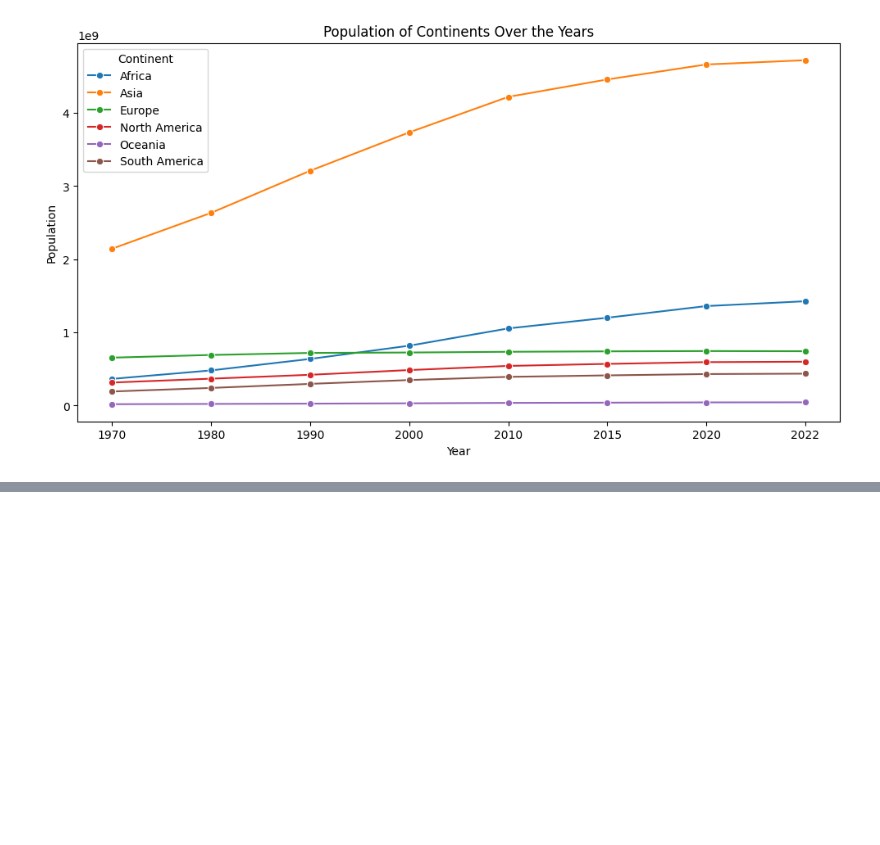
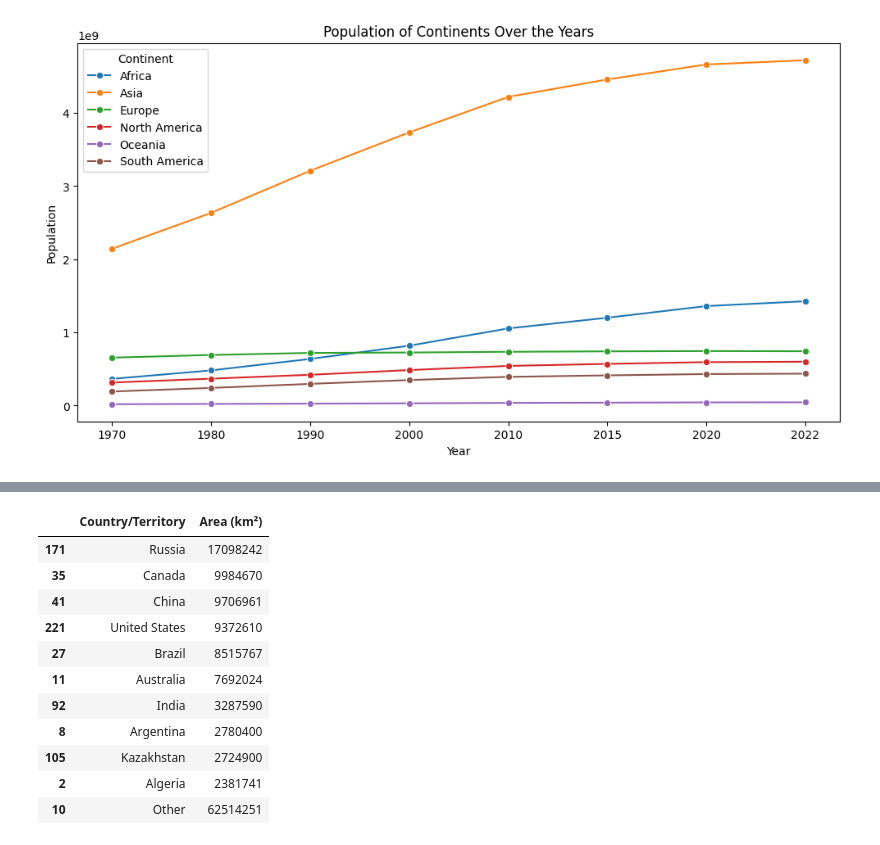
Before and after one commit to JanKotynia/Python_World_Population_Analysis, a Jupyter notebook: WorldPopulationAnalytics.ipynb, the cells around one changed output, grey strips where cells are left out. Drawn from its saved outputs; the diff is of its cells as text; code cells hidden in the pictures; blank space fills up the shorter version.

```diff
--- a/WorldPopulationAnalytics.ipynb
+++ b/WorldPopulationAnalytics.ipynb
@@ -143,0 +124,15 @@ plt.show()
+# %%
+country_area
+# %% [output]
+|  | Country/Territory | Area (km²) |
+| 171 | Russia | 17098242 |
+| 35 | Canada | 9984670 |
+| 41 | China | 9706961 |
+| 221 | United States | 9372610 |
+| 27 | Brazil | 8515767 |
+| 11 | Australia | 7692024 |
+| 92 | India | 3287590 |
+| 8 | Argentina | 2780400 |
+| 105 | Kazakhstan | 2724900 |
+| 2 | Algeria | 2381741 |
+| 10 | Other | 62514251 |
```
Also changed, not shown: parts of 25 cells of this notebook.
